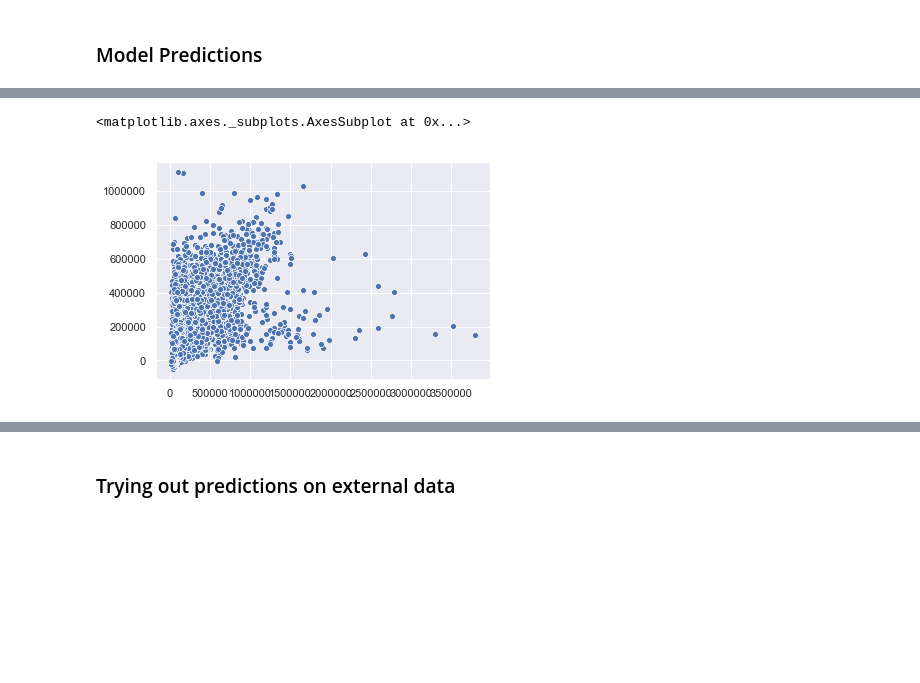
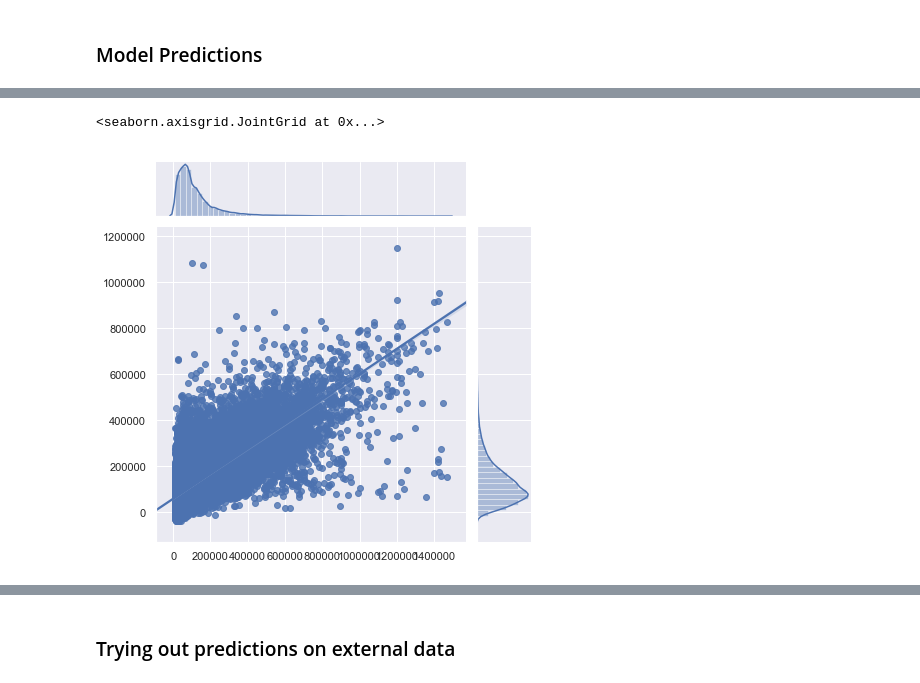
Before and after one commit to Viveckh/LilHomie, a Jupyter notebook: PricePredictionModel.ipynb, the cells around one changed output, grey strips where cells are left out. Cells and saved outputs as stored; diff of their text form; code cells hidden in the pictures; blank space fills up the shorter version.

```diff
--- a/PricePredictionModel.ipynb
+++ b/PricePredictionModel.ipynb
@@ -402,8 +402,8 @@ predictions = pipeline.predict(X_test)
 # %%
-sns.scatterplot(x=y_test, y=predictions)
+sns.jointplot(x=y_test, y=predictions, kind='reg')
 # %% [output]
-<matplotlib.axes._subplots.AxesSubplot at 0x...>
+<seaborn.axisgrid.JointGrid at 0x...>
-[figure, old version]
+[figure, new version]
 # %%
 sns.distplot((y_test-predictions), bins=100)
 # %% [output]
```
Also changed, not shown: parts of 12 cells of this notebook, 1 other file.
